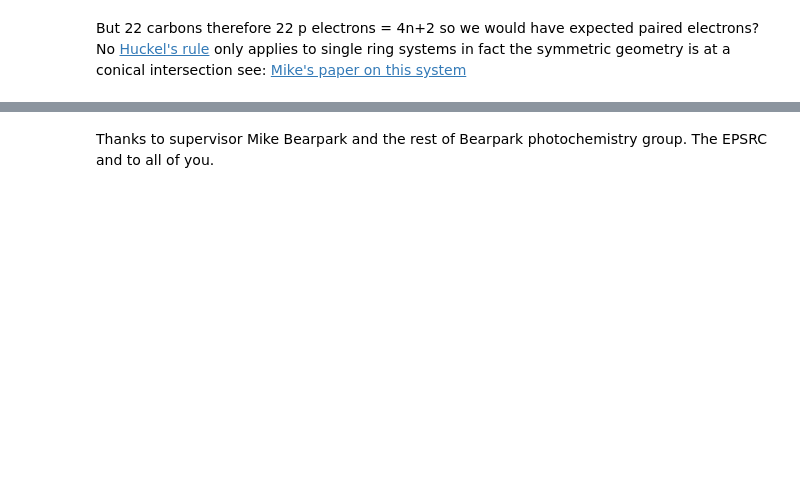
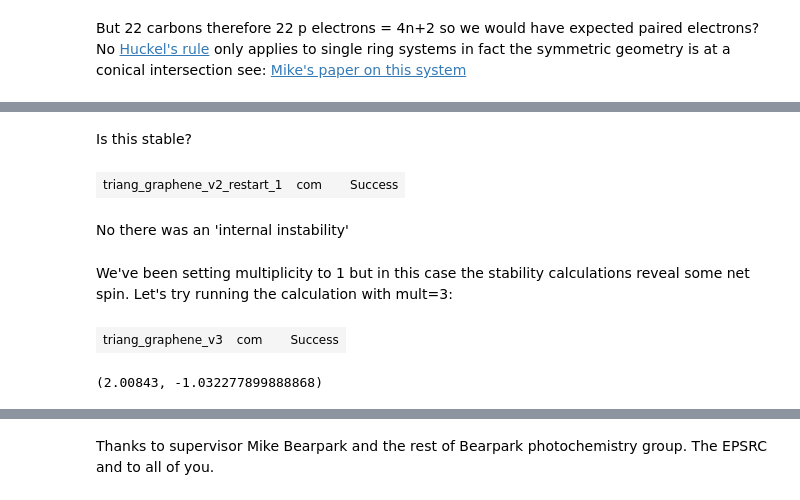
Before and after one commit to Clyde-fare/ccnotebook_talk, a Jupyter notebook: Quantum Chemistry PyData talk.ipynb, the cells around one changed output, grey strips where cells are left out. Drawn from its saved outputs; the diff is of its cells as text; code cells hidden in the pictures; blank space fills up the shorter version.

```diff
--- a/Quantum Chemistry PyData talk.ipynb
+++ b/Quantum Chemistry PyData talk.ipynb
@@ -451,0 +485,16 @@ Future ideas:
+# %% [markdown]
+Is this stable?
+# %%
+b3lyp_tri_v2_stable = copy.deepcopy(b3lyp_tri_v2)
+b3lyp_tri_v2_stable.calc.restart(stable='opt')
+b3lyp_tri_v2_stable.calc.set_job(nodes=8, memory=8*1600, time=5)
+b3lyp_tri_v2_stable.calc.description = 'UB3LYP, mult=1, stable=opt'
+#b3lyp_tri_v2_stable.calc.start()
+check_calcs([b3lyp_tri_v2_stable])
+mols_to_html([b3lyp_tri_v2_stable])
+# %% [output]
+| triang_graphene_v2_restart_1 | com |  | Success |
+# %% [markdown]
+No there was an 'internal instability'
+# %% [markdown]
+We've been setting multiplicity to 1 but in this case the stability calculations reveal some net spin. Let's try running the calculation with mult=3:
@@ -451,0 +507,9 @@ Future ideas:
+# %%
+check_calcs([b3lyp_tri_v3])
+mols_to_html([b3lyp_tri_v3])
+# %% [output]
+| triang_graphene_v3 | com |  | Success |
+# %%
+b3lyp_tri_v3.calc.max_data['S2A'], b3lyp_tri_v3.calc.energy_zero - b3lyp_tri_xqc.calc.energy_zero
+# %% [output]
+(2.00843, -1.032277899888868)
```
Also changed, not shown: parts of 69 cells of this notebook.
